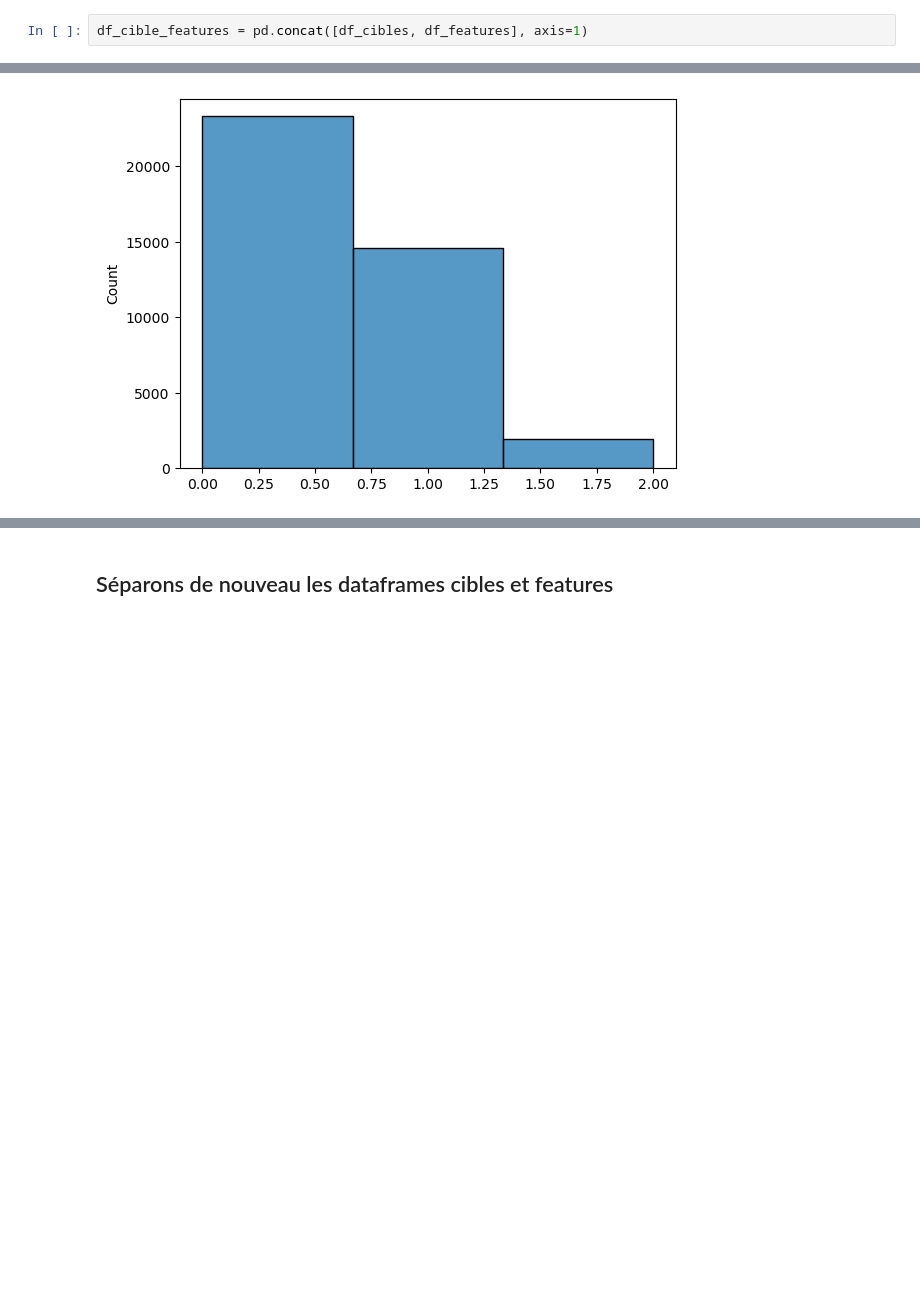
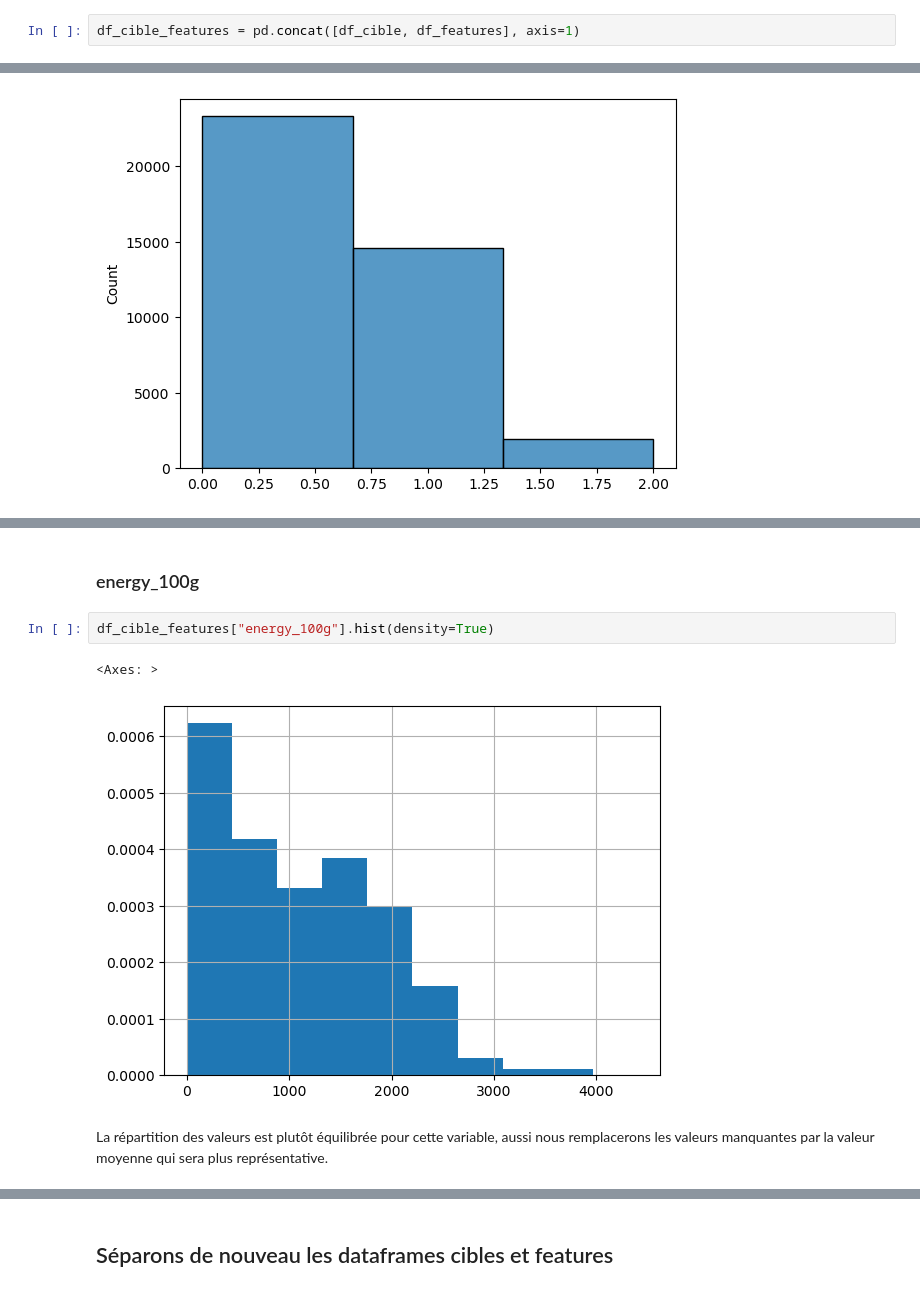
Before and after one commit to lalende/OpenClassRooms-Certification-Data-Scientist, a Jupyter notebook: Projet 3 - Préparez des donneés pour un organisme de santé publique/Projet 3.ipynb, the cells around one changed output, grey strips where cells are left out. Drawn from its saved outputs; the diff is of its cells as text; blank space fills up the shorter version.

Commit message:
Finalisation des affectations des valeurs manquantes (avec optimisation des modèles) et début des analyses univariées et multivariées

```diff
--- a/Projet 3 - Préparez des donneés pour un organisme de santé publique/Projet 3.ipynb
+++ b/Projet 3 - Préparez des donneés pour un organisme de santé publique/Projet 3.ipynb
@@ -694,7 +700,7 @@ Text(0.5, 0, "Valeurs prises par l'énergie")
 # %% [markdown]
 Afin de toujours conserver le même nombre de ligne dans les dataframes cible et features, nous allons les concaténer pour cette partie de l'étude.
 # %%
-df_cible_features = pd.concat([df_cibles, df_features], axis=1)
+df_cible_features = pd.concat([df_cible, df_features], axis=1)
 # %% [markdown]
 ## Analyse des valeurs de la cible
 # %% [markdown]
@@ -757,0 +807,9 @@ sns.histplot(df_cible_features.isnull().sum(axis=1), bins=3)
+# %% [markdown]
+### energy_100g
+# %%
+df_cible_features["energy_100g"].hist(density=True)
+# %% [output]
+<Axes: >
+[figure, added]
+# %% [markdown]
+La répartition des valeurs est plutôt équilibrée pour cette variable, aussi nous remplacerons les valeurs manquantes par la valeur moyenne qui sera plus représentative.
```
Also changed, not shown: parts of 171 cells of this notebook.
